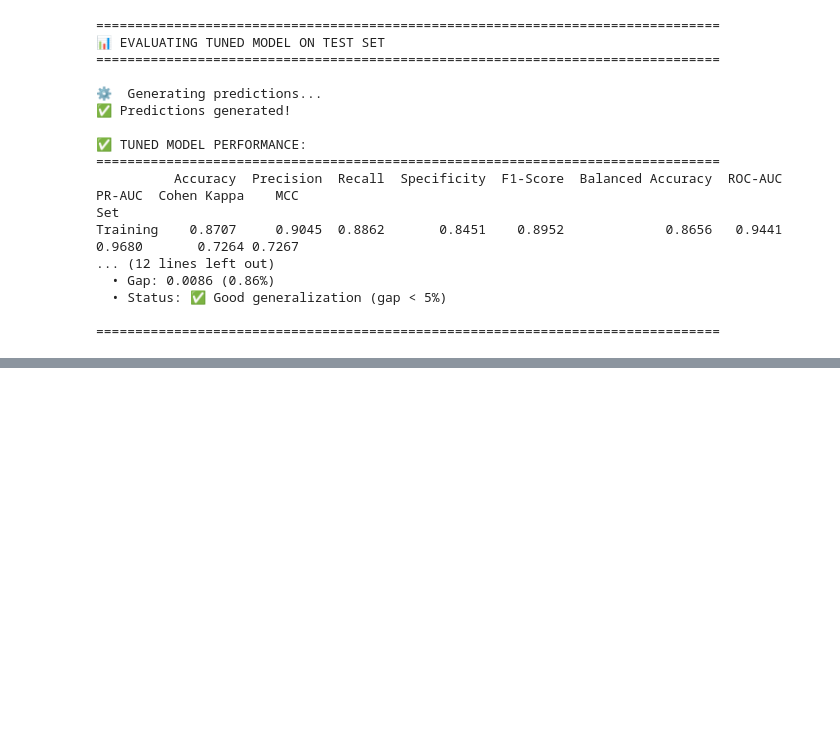
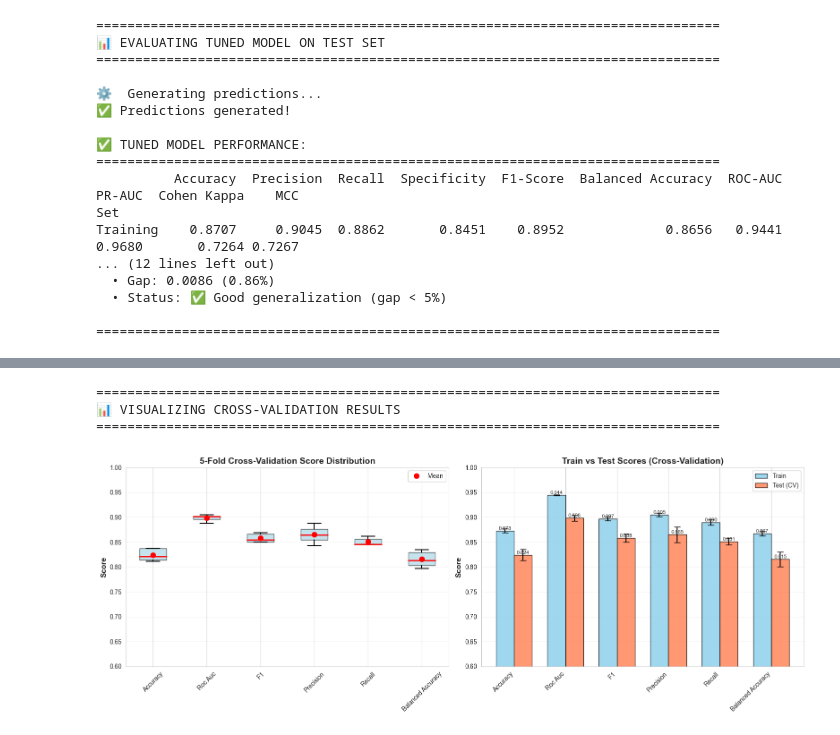
Before and after one commit to IchsanJunaedi/kelompok22_Machine_Learning, a Jupyter notebook: notebooks/04_Hyperparameter_Tuning.ipynb, the cells around one changed output, grey strips where cells are left out. Drawn from its saved outputs; the diff is of its cells as text; code cells hidden in the pictures; blank space fills up the shorter version.

```diff
--- a/notebooks/04_Hyperparameter_Tuning.ipynb
+++ b/notebooks/04_Hyperparameter_Tuning.ipynb
@@ -508,0 +1011,79 @@ print("\n" + "="*80)
+# %%
+#==============================================================================
+# CELL 13: VISUALIZE CV RESULTS
+#==============================================================================
+"""
+Visualize cross-validation results.
+"""
+print("\n" + "="*80)
+print("📊 VISUALIZING CROSS-VALIDATION RESULTS")
+print("="*80)
+
+fig, axes = plt.subplots(1, 2, figsize=(16, 6))
+
+# 1. Boxplot of CV scores
+ax = axes[0]
+cv_data = [cv_results[f'test_{m}'] for m in scoring.keys()]
+bp = ax.boxplot(cv_data,
+                labels=[m.replace('_', ' ').title() for m in scoring.keys()],
+                patch_artist=True,
+                medianprops=dict(color='red', linewidth=2),
+                boxprops=dict(facecolor='lightblue', alpha=0.7),
+                whiskerprops=dict(linewidth=1.5),
+                capprops=dict(linewidth=1.5))
+
+ax.set_ylabel('Score', fontsize=12, fontweight='bold')
+ax.set_title('5-Fold Cross-Validation Score Distribution', fontsize=14, fontweight='bold')
+ax.grid(axis='y', alpha=0.3)
+ax.set_ylim([0.6, 1.0])
+ax.tick_params(axis='x', rotation=45)
+
+# Add mean markers
+means = [cv_results[f'test_{m}'].mean() for m in scoring.keys()]
+ax.plot(range(1, len(means)+1), means, 'ro', markersize=8, label='Mean', zorder=10)
+ax.legend()
+
+# 2. Train vs Test comparison
+ax = axes[1]
+x = np.arange(len(cv_df))
+width = 0.35
+
+bars1 = ax.bar(x - width/2, cv_df['Train Mean'], width,
+               yerr=cv_df['Train Std'],
+               label='Train', alpha=0.8, color='skyblue',
+               capsize=5, edgecolor='black')
+bars2 = ax.bar(x + width/2, cv_df['Test Mean'], width,
+               yerr=cv_df['Test Std'],
+               label='Test (CV)', alpha=0.8, color='coral',
+               capsize=5, edgecolor='black')
+
+ax.set_ylabel('Score', fontsize=12, fontweight='bold')
+ax.set_title('Train vs Test Scores (Cross-Validation)', fontsize=14, fontweight='bold')
+ax.set_xticks(x)
+ax.set_xticklabels(cv_df['Metric'], rotation=45, ha='right')
+ax.legend()
+ax.grid(axis='y', alpha=0.3)
+ax.set_ylim([0.6, 1.0])
+
+# Add value labels
+for bars in [bars1, bars2]:
+    for bar in bars:
+        height = bar.get_height()
+        ax.text(bar.get_x() + bar.get_width()/2., height,
+                f'{height:.3f}',
+                ha='center', va='bottom', fontsize=8)
+
+plt.tight_layout()
+plt.savefig('../results/figures/26_cv_detailed_results.png',
+            dpi=300, bbox_inches='tight')
+plt.show()
+
+print("\n✅ CV visualization saved!")
+print("  • File: ../results/figures/26_cv_detailed_results.png")
+
+print("\n" + "="*80)
+# %% [output]
+================================================================================
+📊 VISUALIZING CROSS-VALIDATION RESULTS
+================================================================================
+[figure, added]
```
Also changed, not shown: parts of 13 cells of this notebook.
